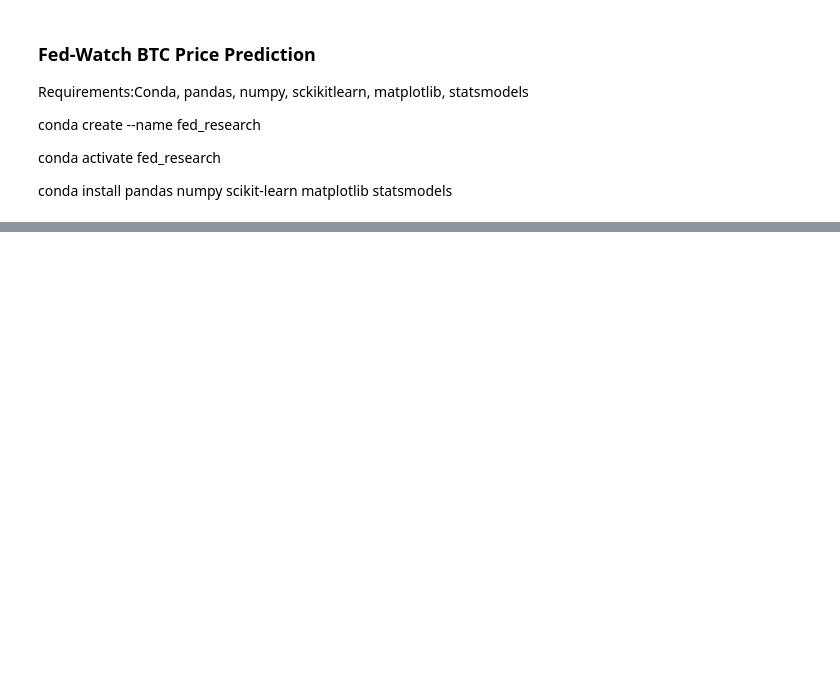
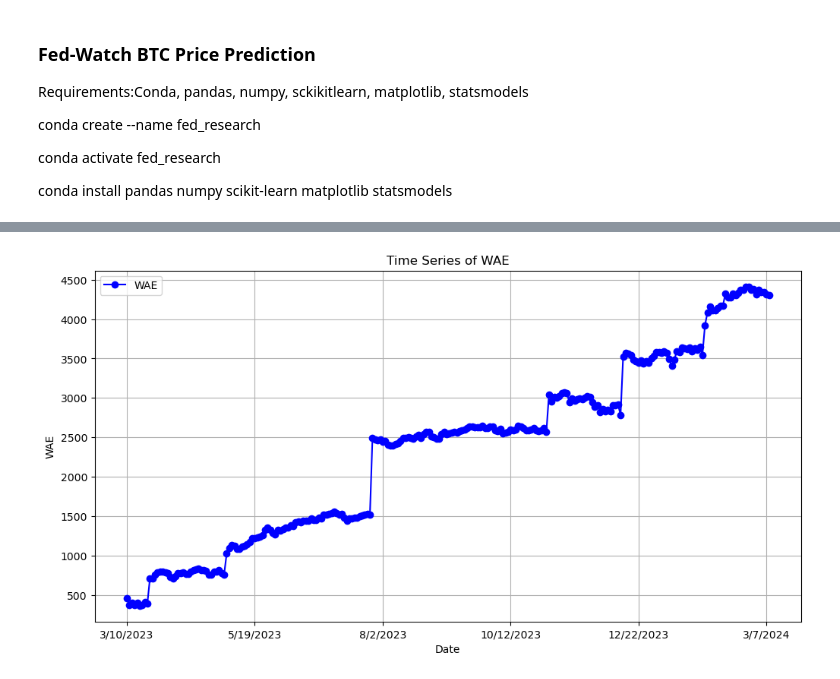
Before and after one commit to Shash23/Federal-Data-Research, a Jupyter notebook: fed_research.ipynb, the cells around one changed output, grey strips where cells are left out. Cells and saved outputs as stored; diff of their text form; code cells hidden in the pictures; blank space fills up the shorter version.

```diff
--- a/fed_research.ipynb
+++ b/fed_research.ipynb
@@ -146,0 +139,12 @@ new_df
+# %%
+plt.figure(figsize=(12, 6))
+df['WAE'].plot(label='WAE', marker='o', linestyle='-', color='blue')
+
+plt.title('Time Series of WAE')
+plt.xlabel('Date')
+plt.ylabel('WAE')
+plt.legend()
+plt.grid(True)
+plt.show()
+# %% [output]
+[figure, added]
```
Also changed, not shown: parts of 12 cells of this notebook.
